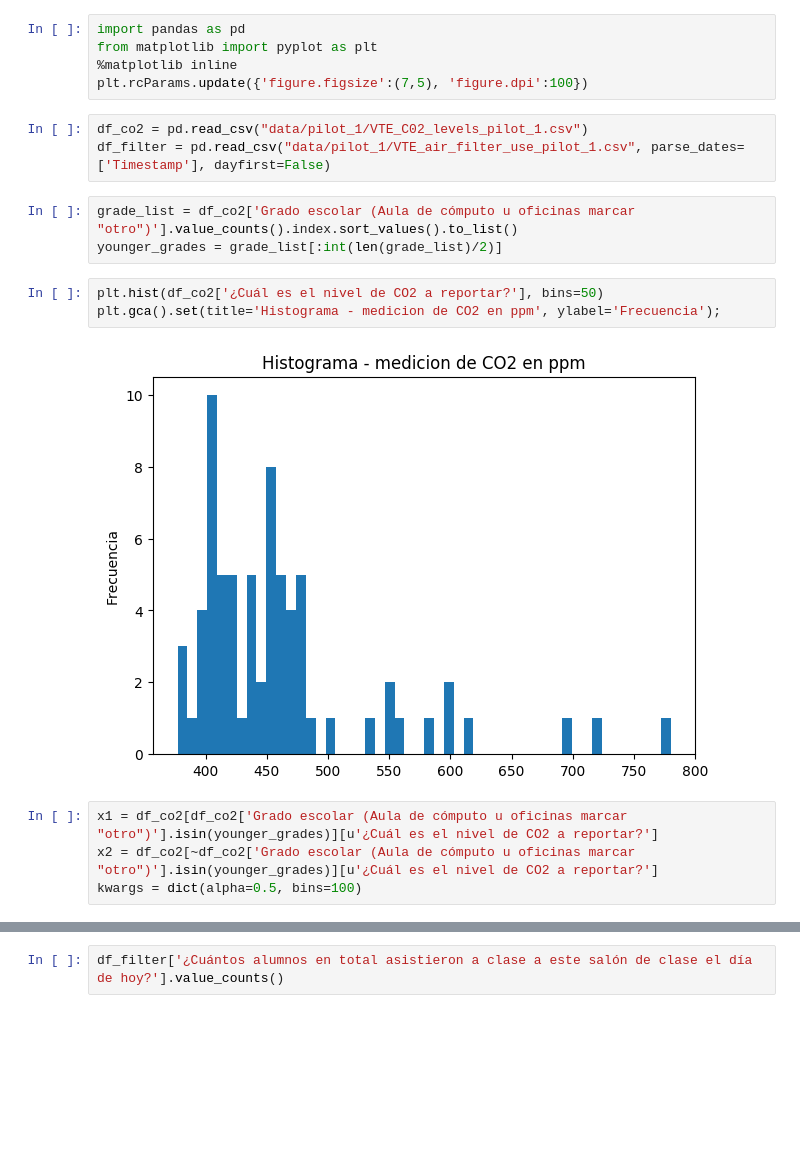
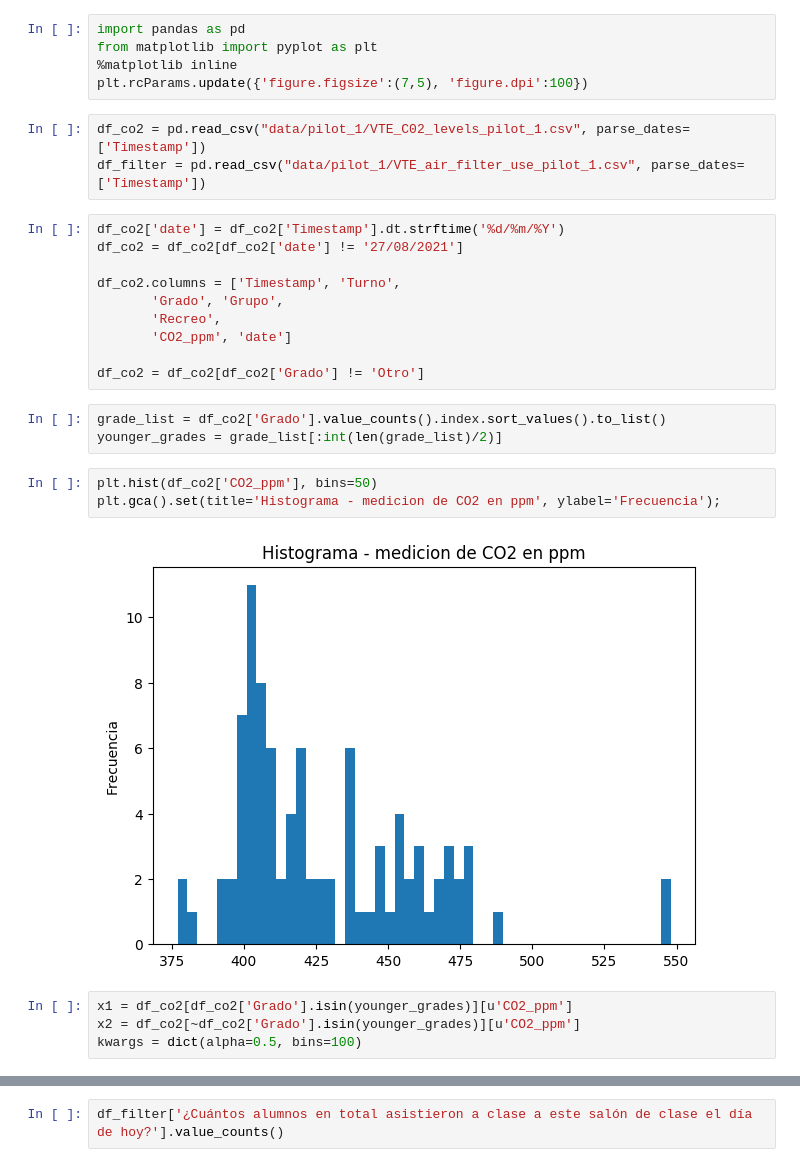
Before and after one commit to abreulastra/ventila_tu_escuela, a Jupyter notebook: VTE_analysis_c02_pilot_1.ipynb, the cells around one changed output, grey strips where cells are left out. Cells and saved outputs as stored; diff of their text form; blank space fills up the shorter version.

```diff
--- a/VTE_analysis_c02_pilot_1.ipynb
+++ b/VTE_analysis_c02_pilot_1.ipynb
@@ -4,19 +4,29 @@ from matplotlib import pyplot as plt
 %matplotlib inline
 plt.rcParams.update({'figure.figsize':(7,5), 'figure.dpi':100})
 # %%
-df_co2 = pd.read_csv("data/pilot_1/VTE_C02_levels_pilot_1.csv")
-df_filter = pd.read_csv("data/pilot_1/VTE_air_filter_use_pilot_1.csv", parse_dates=['Timestamp'], dayfirst=False)
+df_co2 = pd.read_csv("data/pilot_1/VTE_C02_levels_pilot_1.csv", parse_dates=['Timestamp'])
+df_filter = pd.read_csv("data/pilot_1/VTE_air_filter_use_pilot_1.csv", parse_dates=['Timestamp'])
+# %%
+df_co2['date'] = df_co2['Timestamp'].dt.strftime('%d/%m/%Y')
+df_co2 = df_co2[df_co2['date'] != '27/08/2021']
+
+df_co2.columns = ['Timestamp', 'Turno',
+       'Grado', 'Grupo',
+       'Recreo',
+       'CO2_ppm', 'date']
+
+df_co2 = df_co2[df_co2['Grado'] != 'Otro']
 # %%
-grade_list = df_co2['Grado escolar (Aula de cómputo u oficinas marcar "otro")'].value_counts().index.sort_values().to_list()
+grade_list = df_co2['Grado'].value_counts().index.sort_values().to_list()
 younger_grades = grade_list[:int(len(grade_list)/2)]
 # %%
-plt.hist(df_co2['¿Cuál es el nivel de CO2 a reportar?'], bins=50)
+plt.hist(df_co2['CO2_ppm'], bins=50)
 plt.gca().set(title='Histograma - medicion de CO2 en ppm', ylabel='Frecuencia');
 # %% [output]
-[figure, old version]
+[figure, new version]
 # %%
-x1 = df_co2[df_co2['Grado escolar (Aula de cómputo u oficinas marcar "otro")'].isin(younger_grades)][u'¿Cuál es el nivel de CO2 a reportar?']
-x2 = df_co2[~df_co2['Grado escolar (Aula de cómputo u oficinas marcar "otro")'].isin(younger_grades)][u'¿Cuál es el nivel de CO2 a reportar?']
+x1 = df_co2[df_co2['Grado'].isin(younger_grades)][u'CO2_ppm']
+x2 = df_co2[~df_co2['Grado'].isin(younger_grades)][u'CO2_ppm']
 kwargs = dict(alpha=0.5, bins=100)
 # %%
 plt.hist(x1, **kwargs, color='g', label='1ero a 3ero')
```
Also changed, not shown: parts of 13 cells of this notebook, 1 other file.
